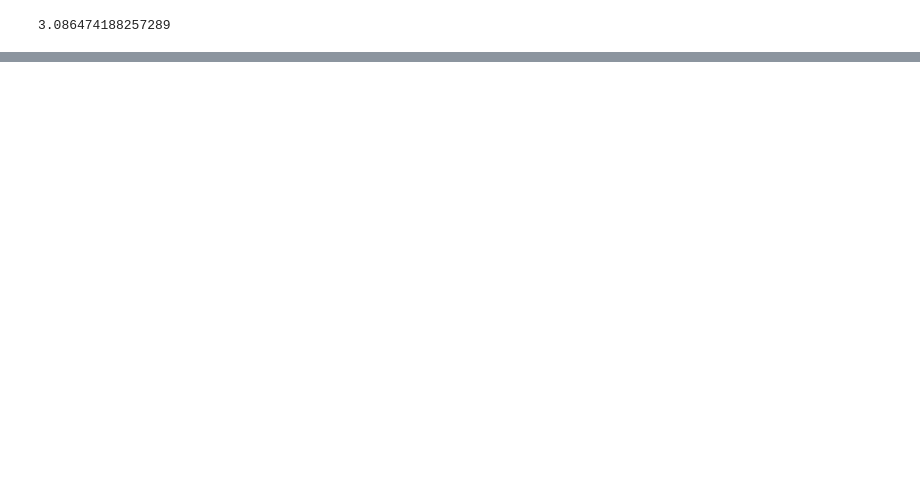
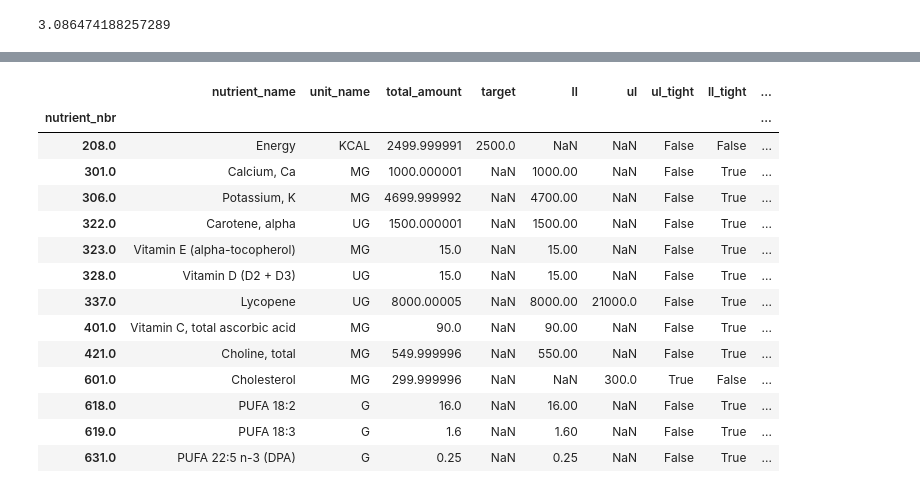
Before and after one commit to evanglas/food-analysis, a Jupyter notebook: constraints.ipynb, the cells around one changed output, grey strips where cells are left out. Saved outputs shown, nothing was run; the diff lists cells and outputs as text; code cells hidden in the pictures; blank space fills up the shorter version.

```diff
--- a/constraints.ipynb
+++ b/constraints.ipynb
@@ -13,6 +13,8 @@ cc.iloc[:, first_food_idx:] = cc.iloc[:, first_food_idx:].fillna(0)
 # %%
 prob = LpProblem("Minimize_Cost", LpMinimize)
 decision_variables = []
+nc = []
+c_num = 1
 first_food_idx = cc.columns.get_loc('Almonds')
 for food in cc.columns[first_food_idx:]:
     decision_variables.append(LpVariable(f"{food}", lowBound=0))
@@ -22,10 +24,16 @@ for i, row in cc.iterrows():
     for j, food in enumerate(cc.columns[first_food_idx:]):
         constraint += decision_variables[j] * row[food]
     if pd.notna(row.target):
+        nc.append((row.nutrient_name, 'target', c_num))
         print(row.nutrient_name, row.target)
         prob += constraint == row.target
+        c_num += 1
     elif pd.notna(row.ll):
+        nc.append((row.nutrient_name, 'll', c_num))
         prob += constraint >= row.ll
+        c_num += 1
     elif pd.notna(row.ul):
+        nc.append((row.nutrient_name, 'ul', c_num))
         prob += constraint <= row.ul
+        c_num += 1
 # %% [output]
@@ -98,0 +127,16 @@ Name: Brown rice, dtype: float64
+# %%
+# Create a dataframe to store the nutritional content of the optimal solution
+nutritional_content = pd.DataFrame(index=cc.index, columns=['nutrient_name', 'unit_name', 'total_amount'])
+
+# Fill in the nutrient names and unit names
+nutritional_content['nutrient_name'] = cc['nutrient_name']
+nutritional_content['unit_name'] = cc['unit_name']
+
+# Calculate the total amount of each nutrient in the optimal solution
+for i, row in cc.iterrows():
+    total_amount = 0
+    for j, food in enumerate(cc.columns[first_food_idx:]):
+        total_amount += decision_variables[j].varValue * row[food]
+    nutritional_content.at[i, 'total_amount'] = total_amount
+
+nutritional_content
@@ -98,0 +162,2 @@ Name: Brown rice, dtype: float64
+# %%
+content_constraints = nutritional_content.join(constraints[['target','ll', 'ul']])
@@ -98,0 +174,23 @@ Name: Brown rice, dtype: float64
+# %%
+delta = 0.01
+content_constraints['ul_tight'] = (abs((content_constraints['total_amount'] - content_constraints['ul'])/content_constraints['ul']) < delta)
+content_constraints['ll_tight'] = (abs((content_constraints['total_amount'] - content_constraints['ll'])/content_constraints['ll']) < delta)
+content_constraints['target_tight'] = (abs((content_constraints['total_amount'] - content_constraints['target'])/content_constraints['target']) < delta)
+# %%
+content_constraints.loc[content_constraints['ul_tight'] | content_constraints['ll_tight'] | content_constraints['target_tight']]
+# %% [output]
+|  | nutrient_name | unit_name | total_amount | target | ll | ul | ul_tight | ll_tight | ... |
+| nutrient_nbr |  |  |  |  |  |  |  |  | ... |
+| 208.0 | Energy | KCAL | 2499.999991 | 2500.0 | NaN | NaN | False | False | ... |
+| 301.0 | Calcium, Ca | MG | 1000.000001 | NaN | 1000.00 | NaN | False | True | ... |
+| 306.0 | Potassium, K | MG | 4699.999992 | NaN | 4700.00 | NaN | False | True | ... |
+| 322.0 | Carotene, alpha | UG | 1500.000001 | NaN | 1500.00 | NaN | False | True | ... |
+| 323.0 | Vitamin E (alpha-tocopherol) | MG | 15.0 | NaN | 15.00 | NaN | False | True | ... |
+| 328.0 | Vitamin D (D2 + D3) | UG | 15.0 | NaN | 15.00 | NaN | False | True | ... |
+| 337.0 | Lycopene | UG | 8000.00005 | NaN | 8000.00 | 21000.0 | False | True | ... |
+| 401.0 | Vitamin C, total ascorbic acid | MG | 90.0 | NaN | 90.00 | NaN | False | True | ... |
+| 421.0 | Choline, total | MG | 549.999996 | NaN | 550.00 | NaN | False | True | ... |
+| 601.0 | Cholesterol | MG | 299.999996 | NaN | NaN | 300.0 | True | False | ... |
+| 618.0 | PUFA 18:2 | G | 16.0 | NaN | 16.00 | NaN | False | True | ... |
+| 619.0 | PUFA 18:3 | G | 1.6 | NaN | 1.60 | NaN | False | True | ... |
+| 631.0 | PUFA 22:5 n-3 (DPA) | G | 0.25 | NaN | 0.25 | NaN | False | True | ... |
```
Also changed, not shown: parts of 16 cells of this notebook, 8 other files.
